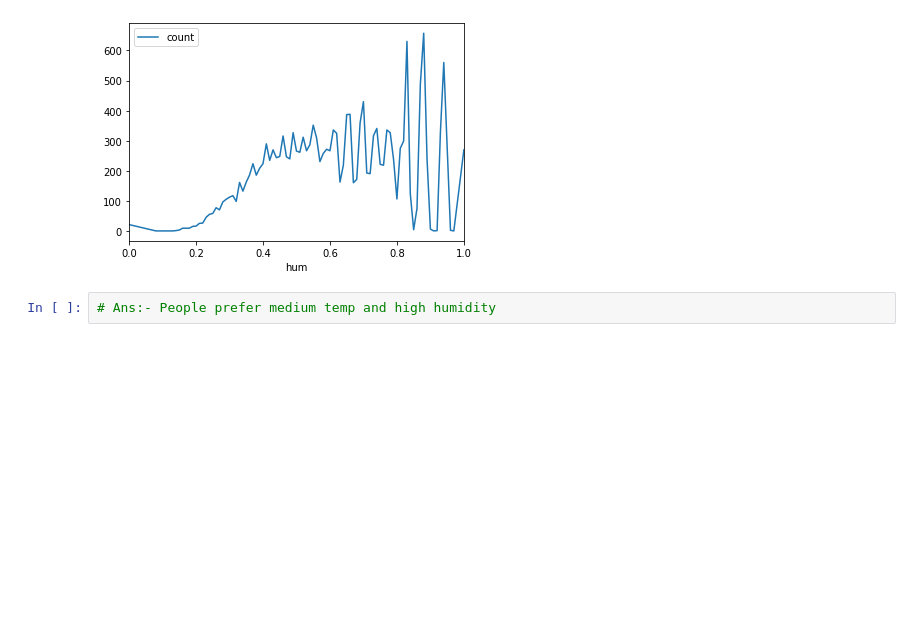
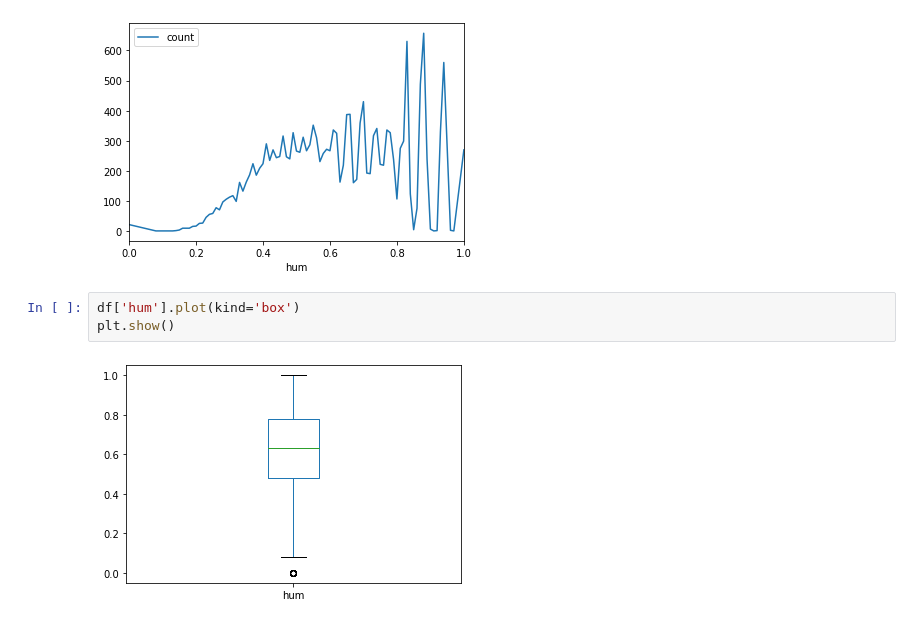
Before and after one commit to RK1126/Bike-sharing-data-analysis, a Jupyter notebook: Bike sharing.ipynb, the cells around one changed output. Saved outputs shown, nothing was run; the diff lists cells and outputs as text; blank space fills up the shorter version.

Commit message:
Add files via upload
Update humidity related analysis.

```diff
--- a/Bike sharing.ipynb
+++ b/Bike sharing.ipynb
@@ -188,5 +180,8 @@ df.groupby(['hum']).count()['count'].plot(legend=True)
 plt.show()
 # %% [output]
 [figure]
-# %%
-# Ans:- People prefer medium temp and high humidity
+# %%
+df['hum'].plot(kind='box')
+plt.show()
+# %% [output]
+[figure, added]
```
Also changed, not shown: parts of 11 cells of this notebook.
